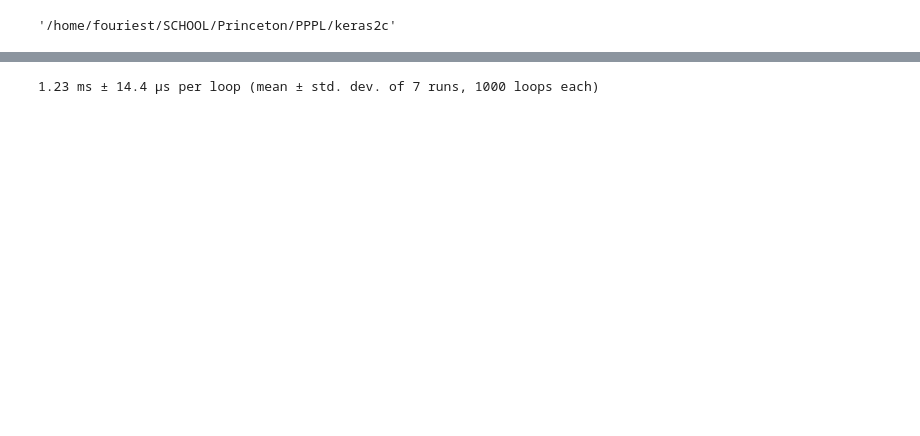
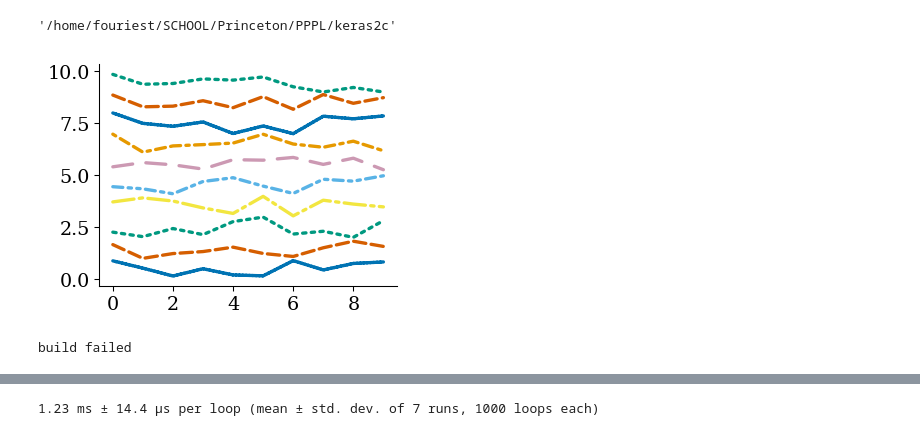
Before and after one commit to PlasmaControl/keras2c, a Jupyter notebook: benchmarks/benchmarking.ipynb, the cells around one changed output, grey strips where cells are left out. Cells and saved outputs as stored; diff of their text form; code cells hidden in the pictures; blank space fills up the shorter version.

```diff
--- a/benchmarks/benchmarking.ipynb
+++ b/benchmarks/benchmarking.ipynb
@@ -16,35 +19,40 @@ sys.path.append(os.path.abspath('../tests'))
 from keras2c.keras2c_main import k2c
 
 def build_and_run(name, return_output=False):
-    ccflags = '-Ofast -std=c99 -I./include/'
-    cc = 'gcc ' + ccflags + '-I' + name + '.h ' + ' -o ' + name + ' ' + \
-        './include/k2c_activations.c ' + \
-        './include/k2c_convolution_layers.c ' + \
-        './include/k2c_core_layers.c ' + \
-        './include/k2c_embedding_layers.c ' + \
-        './include/k2c_helper_functions.c ' + \
-        './include/k2c_merge_layers.c ' + \
-        './include/k2c_normalization_layers.c ' + \
-        './include/k2c_pooling_layers.c ' + \
-        './include/k2c_recurrent_layers.c ' + \
-        name + '.c ' + name + '_test_suite.c -lm'
-    buildcode = subprocess.run(cc.split(),capture_output=True,text=True)
-    if not buildcode.returncode:
-        proc_output = subprocess.run(['./' + name],capture_output=True,text=True)
-        rcode = proc_output.returncode
-        if not rcode and not os.environ.get('CI'):
+
+    cwd = os.getcwd()
+    os.chdir(os.path.abspath('./include/'))
+    lib_code = subprocess.run(['make'],capture_output=True, text=True)
+    os.chdir(os.path.abspath(cwd))
+    if lib_code.returncode != 0:
+        print('lib failed')
+        return lib_code if return_output else 'lib build failed'
+    optflags = "-O3 -march=native -fwhole-program -fopt-info-vec -fopt-info-vec-missed"
+    if os.environ.get('CI'):
+        ccflags = '-g -Og -std=c99 --coverage -I./include/'
+    else:
+        ccflags = optflags +  " -std=c99 -I./include/"
+
+    cc = 'gcc ' + ccflags + ' -o ' + name + ' ' + name + '.c ' + \
+        name + '_test_suite.c -L./include/ -l:libkeras2c.a -lm'
+    build_code = subprocess.run(cc.split(),capture_output=True, text=True)
+    if build_code.returncode != 0:
+        print('build failed')
+        return build_code if return_output else 'build failed'
+    proc_output = subprocess.run(['./' + name],capture_output=True, text=True)
+    rcode = proc_output.returncode
+    if rcode == 0:
+        if not os.environ.get('CI'):
             subprocess.run('rm ' + name + '*', shell=True)
-        if return_output:
-            return proc_output
-        else:
-            return rcode
+            return prod_output if return_output else rcode
     else:
-        return buildcode
-
-os.chdir('../')
-os.getcwd()
+        print('test failed')
+        return rcode
-# %% [output]
-'/home/fouriest/SCHOOL/Princeton/PPPL/keras2c'
+# %%
+#os.chdir('../')
+os.getcwd()
+# %% [output]
+'/home/fouriest/SCHOOL/Princeton/PPPL/keras2c'
 # %%
 num_cores = 1
 config = tf.ConfigProto(intra_op_parallelism_threads=num_cores,
@@ -63,3 +121,9 @@ matplotlib.rcParams['figure.facecolor'] = (1,1,1,1)
+# %%
+fig = plt.figure(figsize=(4,3))
+for i in range(10):
+    plt.plot(i+np.random.random(10))
+# %% [output]
+[figure, added]
 # %%
 def time_model(model,num_tests):
     k2c(model,'foo',num_tests=num_tests,malloc=False,verbose=False)
@@ -76,3 +142,9 @@ def time_model(model,num_tests):
+# %%
+k2c(model,'foo',num_tests=num_tests,malloc=False,verbose=False)
+
+out = build_and_run('foo',True)
+# %% [output]
+build failed
 # %%
 """Dense Model"""
 size = []
```
Also changed, not shown: parts of 11 cells of this notebook, 16 other files.
